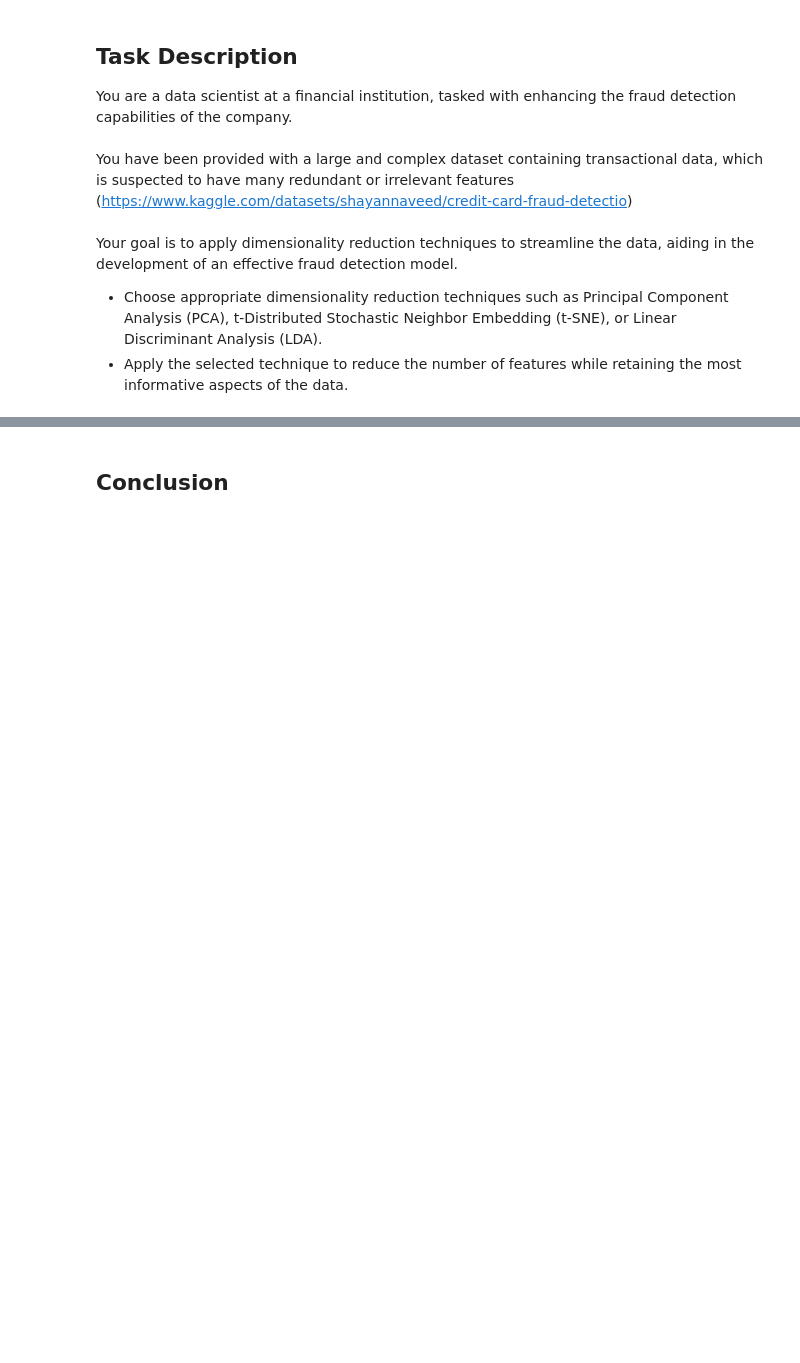
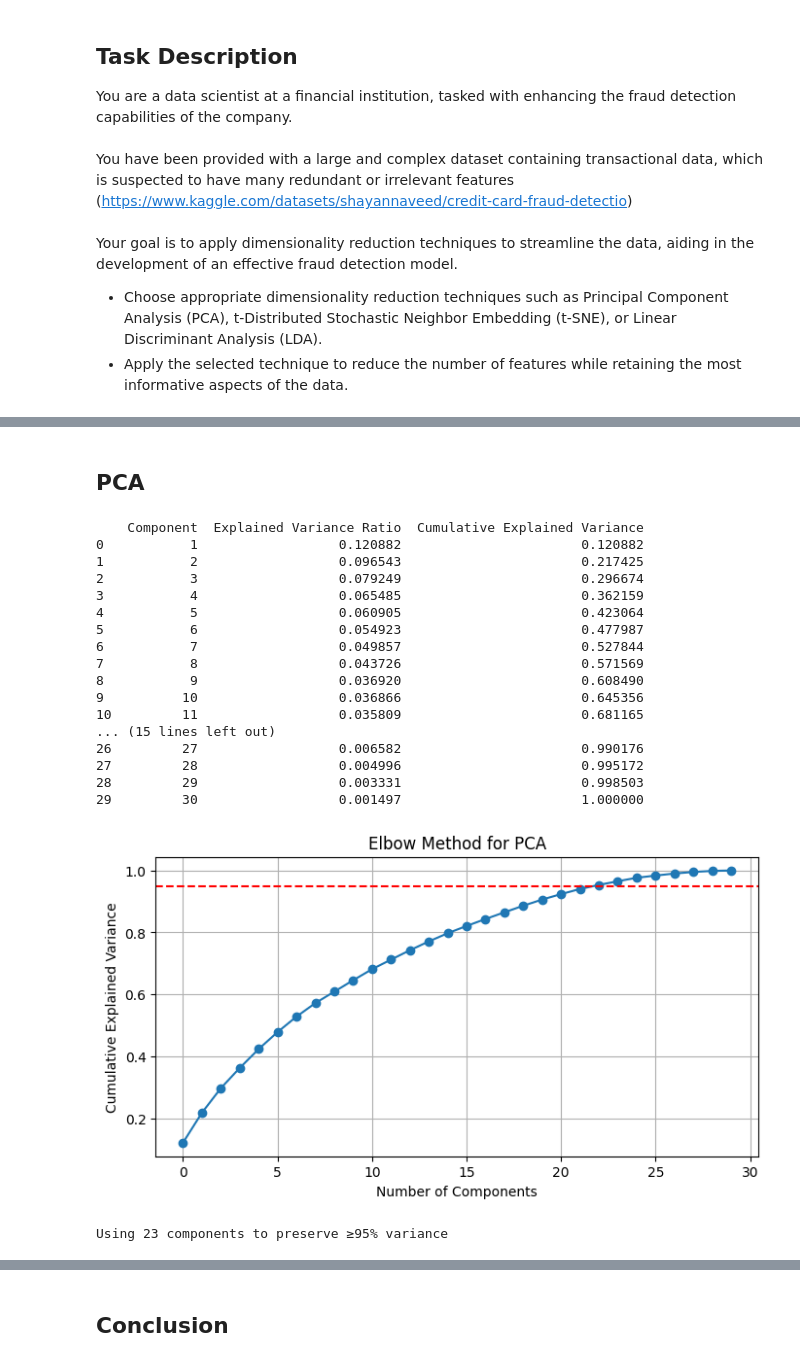
Before and after one commit to StyNW7/Machine_Learning, a Jupyter notebook: 10. Session 21-22/dimensional-reduction.ipynb, the cells around one changed output, grey strips where cells are left out. Cells and saved outputs as stored; diff of their text form; code cells hidden in the pictures; blank space fills up the shorter version.

```diff
--- a/10. Session 21-22/dimensional-reduction.ipynb
+++ b/10. Session 21-22/dimensional-reduction.ipynb
@@ -21,0 +176,7 @@ Apply the selected technique to reduce the number of features while retaining th
+# %%
+from sklearn.preprocessing import StandardScaler
+
+df_scaled = df.copy()
+
+scaler = StandardScaler()
+df_scaled[['Amount', 'Time']] = scaler.fit_transform(df_scaled[['Amount', 'Time']])
@@ -21,0 +201,3 @@ Apply the selected technique to reduce the number of features while retaining th
+# %%
+X = df_scaled.drop(columns=["Class"])
+y = df_scaled["Class"]
@@ -21,0 +239,50 @@ Apply the selected technique to reduce the number of features while retaining th
+# %% [markdown]
+## PCA
+# %%
+from sklearn.decomposition import PCA
+
+pca = PCA().fit(X)
+cumulative_variance = np.cumsum(pca.explained_variance_ratio_)
+
+pca_summary = pd.DataFrame({
+    'Component': range(1, len(cumulative_variance) + 1),
+    'Explained Variance Ratio': pca.explained_variance_ratio_,
+    'Cumulative Explained Variance': cumulative_variance
+})
+
+print(pca_summary)
+
+plt.figure(figsize=(8, 4))
+plt.plot(np.cumsum(pca.explained_variance_ratio_), marker='o')
+plt.xlabel("Number of Components")
+plt.ylabel("Cumulative Explained Variance")
+plt.title("Elbow Method for PCA")
+plt.axhline(y=0.95, color='r', linestyle='--')
+plt.grid(True)
+plt.show()
+
+n_components = np.argmax(cumulative_variance >= 0.95) + 1
+print(f"Using {n_components} components to preserve ≥ 95% variance")
+
+pca = PCA(n_components=n_components)
+X_pca = pca.fit_transform(X)
+# %% [output]
+    Component  Explained Variance Ratio  Cumulative Explained Variance
+0           1                  0.120882                       0.120882
+1           2                  0.096543                       0.217425
+2           3                  0.079249                       0.296674
+3           4                  0.065485                       0.362159
+4           5                  0.060905                       0.423064
+5           6                  0.054923                       0.477987
+6           7                  0.049857                       0.527844
+7           8                  0.043726                       0.571569
+8           9                  0.036920                       0.608490
+9          10                  0.036866                       0.645356
+10         11                  0.035809                       0.681165
+... (15 lines left out)
+26         27                  0.006582                       0.990176
+27         28                  0.004996                       0.995172
+28         29                  0.003331                       0.998503
+29         30                  0.001497                       1.000000
+[figure, added]
+Using 23 components to preserve ≥95% variance
```
Also changed, not shown: parts of 33 cells of this notebook.
